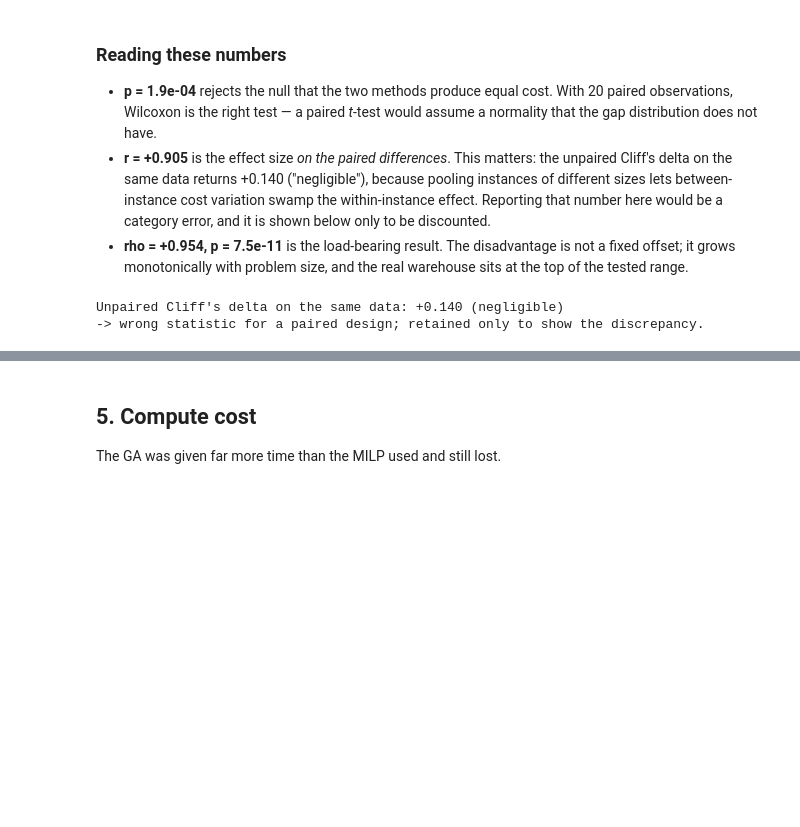
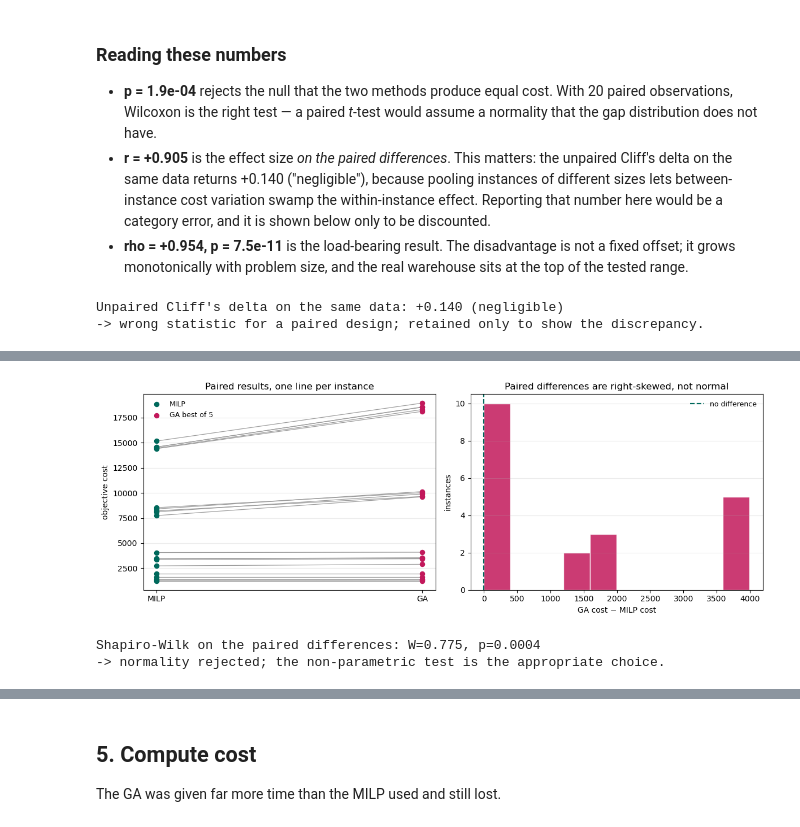
Before and after one commit to Oxshadha/OptiWMS, a Jupyter notebook: Ai miroservices/modeling/v8_controlled_synthetic_validation/solver_selection_milp_vs_ga.ipynb, the cells around one changed output, grey strips where cells are left out. Cells and saved outputs as stored; diff of their text form; code cells hidden in the pictures; blank space fills up the shorter version.

```diff
--- a/Ai miroservices/modeling/v8_controlled_synthetic_validation/solver_selection_milp_vs_ga.ipynb
+++ b/Ai miroservices/modeling/v8_controlled_synthetic_validation/solver_selection_milp_vs_ga.ipynb
@@ -410,0 +418,32 @@ Unpaired Cliff's delta on the same data: +0.140 (negligible)
+# %%
+%matplotlib inline
+import matplotlib.pyplot as plt
+
+fig3, ax3 = plt.subplots(1, 2, figsize=(12, 4.4))
+
+for _, r in df.iterrows():
+    ax3[0].plot([0, 1], [r.milp_cost, r.ga_best], color="#9E9E9E", lw=.9, zorder=1)
+ax3[0].scatter(np.zeros(len(df)), df.milp_cost, s=34, color="#00695C", zorder=3, label="MILP")
+ax3[0].scatter(np.ones(len(df)),  df.ga_best,  s=34, color="#C2185B", zorder=3, label="GA best of 5")
+ax3[0].set_xticks([0, 1]); ax3[0].set_xticklabels(["MILP", "GA"])
+ax3[0].set_ylabel("objective cost"); ax3[0].set_title("Paired results, one line per instance")
+ax3[0].legend(frameon=False, fontsize=9); ax3[0].grid(alpha=.25, axis="y")
+
+diff = (df.ga_best - df.milp_cost).values
+ax3[1].hist(diff, bins=10, color="#C2185B", alpha=.85, edgecolor="white")
+ax3[1].axvline(0, color="#00695C", lw=1.6, ls="--", label="no difference")
+ax3[1].set_xlabel("GA cost − MILP cost"); ax3[1].set_ylabel("instances")
+ax3[1].set_title("Paired differences are right-skewed, not normal")
+ax3[1].legend(frameon=False, fontsize=9); ax3[1].grid(alpha=.25, axis="y")
+
+fig3.tight_layout(); fig3.savefig("outputs/solver_evidence/paired_differences.png", dpi=150)
+plt.show()
+
+sw = stats.shapiro(diff)
+print(f"Shapiro-Wilk on the paired differences: W={sw.statistic:.3f}, p={sw.pvalue:.4f}")
+print("-> normality " + ("rejected" if sw.pvalue < 0.05 else "not rejected")
+      + "; the non-parametric test is the appropriate choice.")
+# %% [output]
+[figure, added]
+Shapiro-Wilk on the paired differences: W=0.775, p=0.0004
+-> normality rejected; the non-parametric test is the appropriate choice.
```
Also changed, not shown: parts of 5 cells of this notebook, 6 other files.
